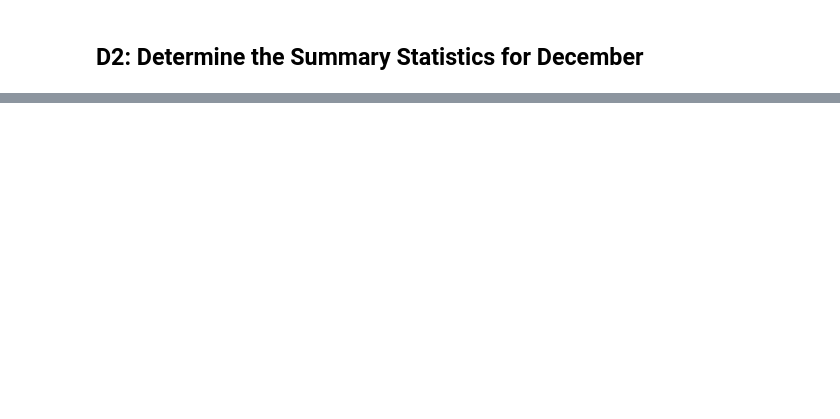
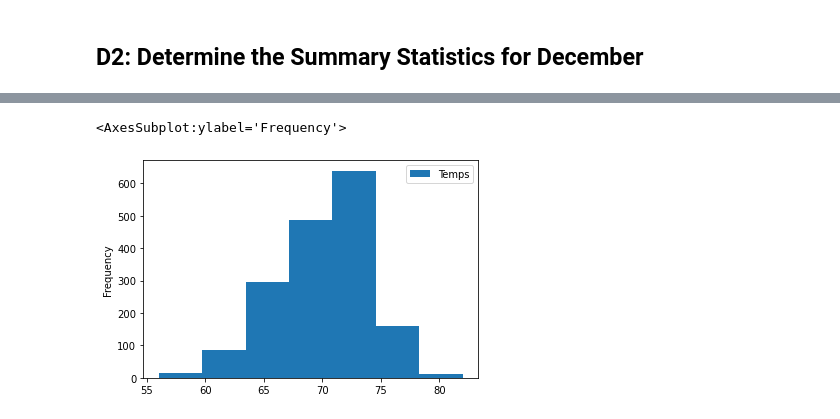
Before and after one commit to Atomickilroy/Surfs_Up, a Jupyter notebook: SurfsUp_Challenge.ipynb, the cells around one changed output, grey strips where cells are left out. Drawn from its saved outputs; the diff is of its cells as text; code cells hidden in the pictures; blank space fills up the shorter version.

```diff
--- a/SurfsUp_Challenge.ipynb
+++ b/SurfsUp_Challenge.ipynb
@@ -134,0 +132,17 @@ june_df.plot.hist(bins = 7)
+# %%
+temp_march = (extract('month', Measurement.date) == 3)
+
+results = []
+
+results = session.query(Measurement.date, Measurement.tobs).\
+    filter(Measurement.date, temp_march).all()
+
+march = list(np.ravel(results))
+
+march_df = pd.DataFrame(results, columns = ["date",'Temps'])
+
+march_df.set_index(march_df['date'], inplace = True)
+
+march_df['Temps'].head()
+
+march_df.describe()
@@ -134,0 +159,7 @@ june_df.plot.hist(bins = 7)
+# %%
+march_df = march_df.sort_index()
+
+march_df.plot.hist(bins = 7)
+# %% [output]
+<AxesSubplot:ylabel='Frequency'>
+[figure, added]
```
Also changed, not shown: parts of 15 cells of this notebook, 1 other file.
